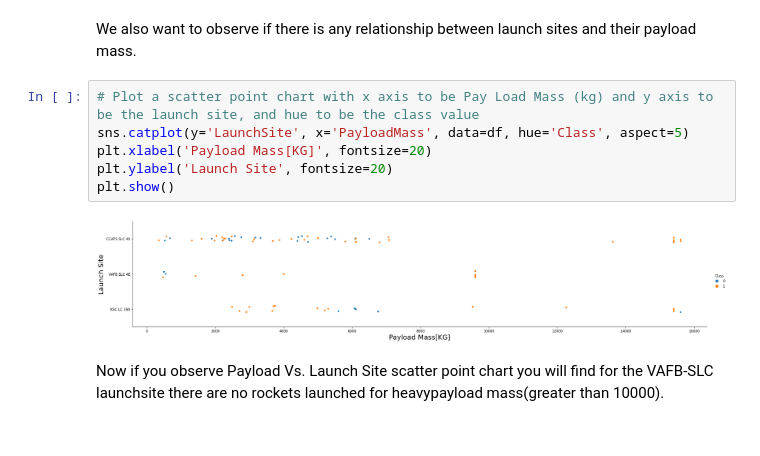
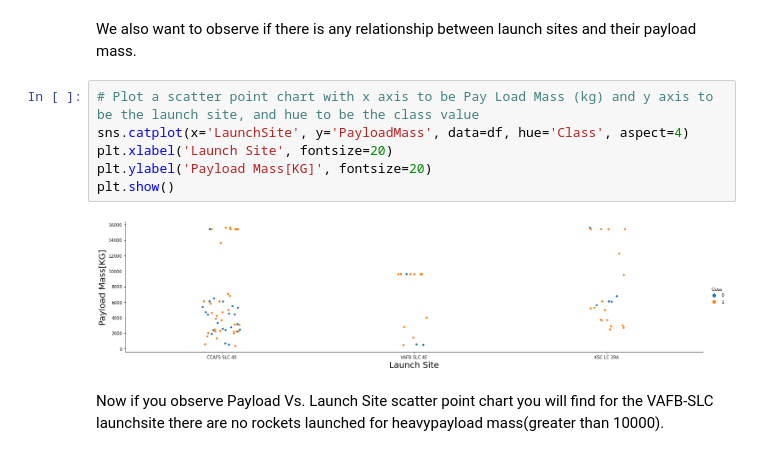
Before and after one commit to Manjunath-T/Applied_DS_Capstone_SpaceX_FirstStage_Prediction, a Jupyter notebook: EDA_With_DataVisualization.ipynb, the cells around one changed output. Saved outputs shown, nothing was run; the diff lists cells and outputs as text.

```diff
--- a/EDA_With_DataVisualization.ipynb
+++ b/EDA_With_DataVisualization.ipynb
@@ -100,12 +100,12 @@ CCAFS SLC 40 has More success Rate at Fligh Number 60 above, where VAFB SLC 4E h
 We also want to observe if there is any relationship between launch sites and their payload mass.
 # %%
 # Plot a scatter point chart with x axis to be Pay Load Mass (kg) and y axis to be the launch site, and hue to be the class value
-sns.catplot(y='LaunchSite', x='PayloadMass', data=df, hue='Class', aspect=5)
-plt.xlabel('Payload Mass[KG]', fontsize=20)
-plt.ylabel('Launch Site', fontsize=20)
+sns.catplot(x='LaunchSite', y='PayloadMass', data=df, hue='Class', aspect=4)
+plt.xlabel('Launch Site', fontsize=20)
+plt.ylabel('Payload Mass[KG]', fontsize=20)
 plt.show()
 # %% [output]
-[figure, old version]
+[figure, new version]
 # %% [markdown]
 Now if you observe Payload Vs. Launch Site scatter point chart you will find for the VAFB-SLC  launchsite there are no  rockets  launched for  heavypayload mass(greater than 10000).
 # %% [markdown]
```
Also changed, not shown: parts of 6 cells of this notebook.
